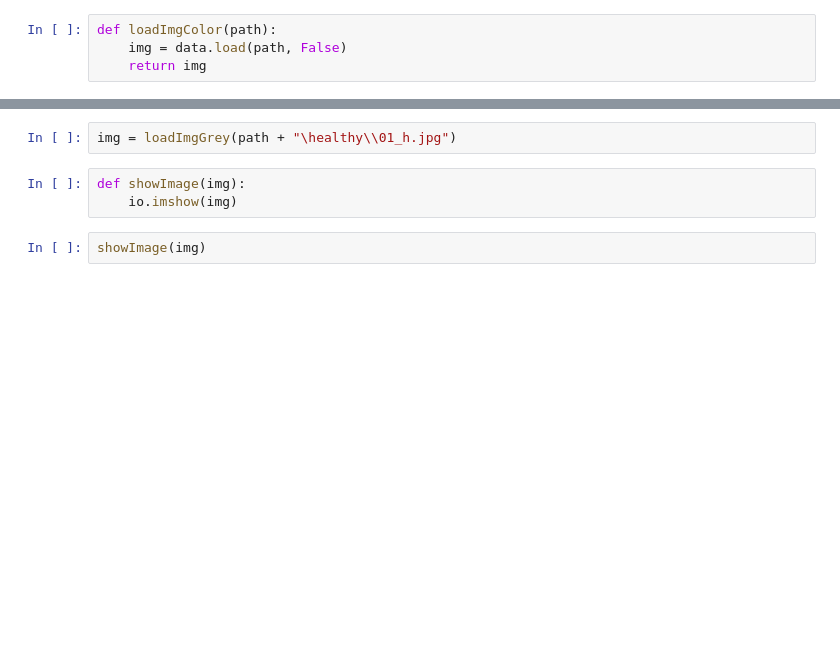
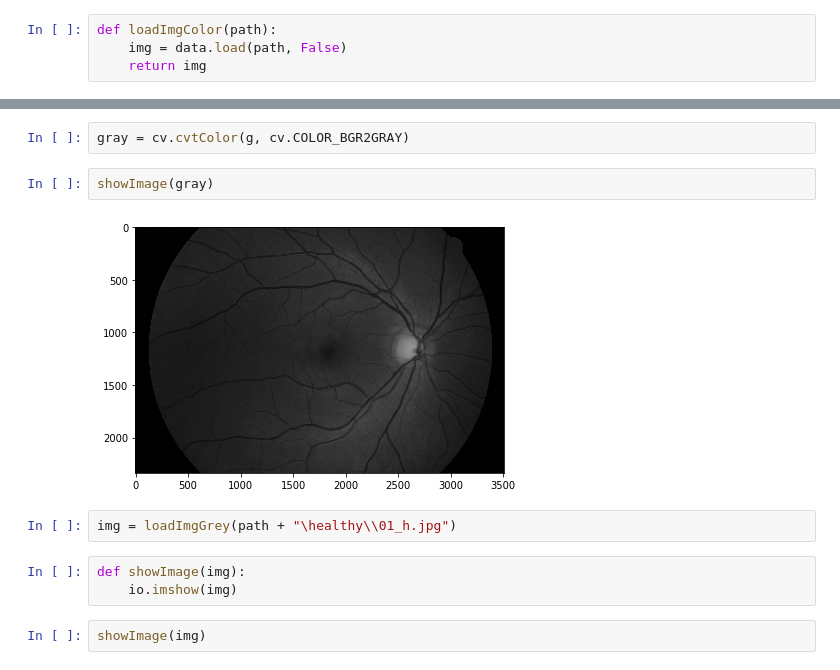
Before and after one commit to Dombearx/badanie-dna-oka, a Jupyter notebook: Dno oka.ipynb, the cells around one changed output, grey strips where cells are left out. Drawn from its saved outputs; the diff is of its cells as text; blank space fills up the shorter version.

```diff
--- a/Dno oka.ipynb
+++ b/Dno oka.ipynb
@@ -18,3 +35,9 @@ path = "F:\Polibuda\semestr6\informatyka w medycynie - lab\Badanie dna oka"
+# %%
+gray = cv.cvtColor(g, cv.COLOR_BGR2GRAY)
+# %%
+showImage(gray)
+# %% [output]
+[figure, added]
 # %%
 img = loadImgGrey(path + "\healthy\\01_h.jpg")
 # %%
```
Also changed, not shown: parts of 23 cells of this notebook.
